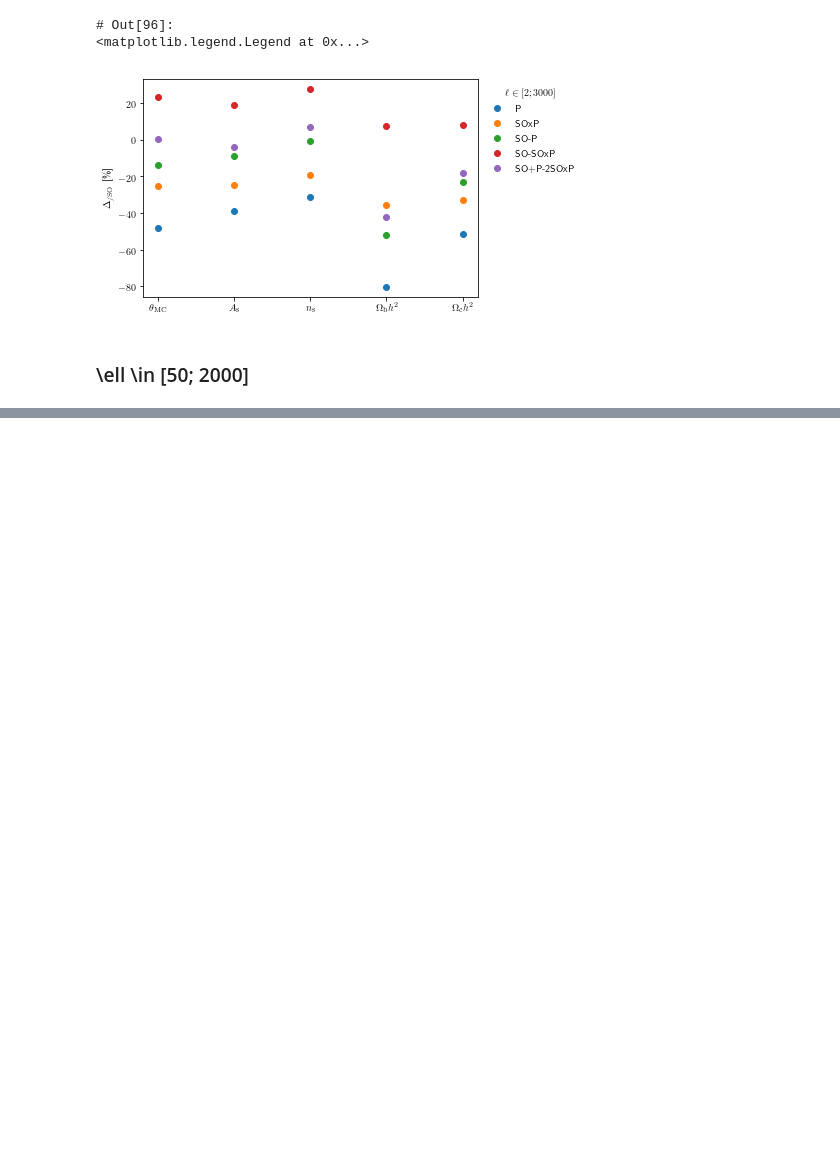
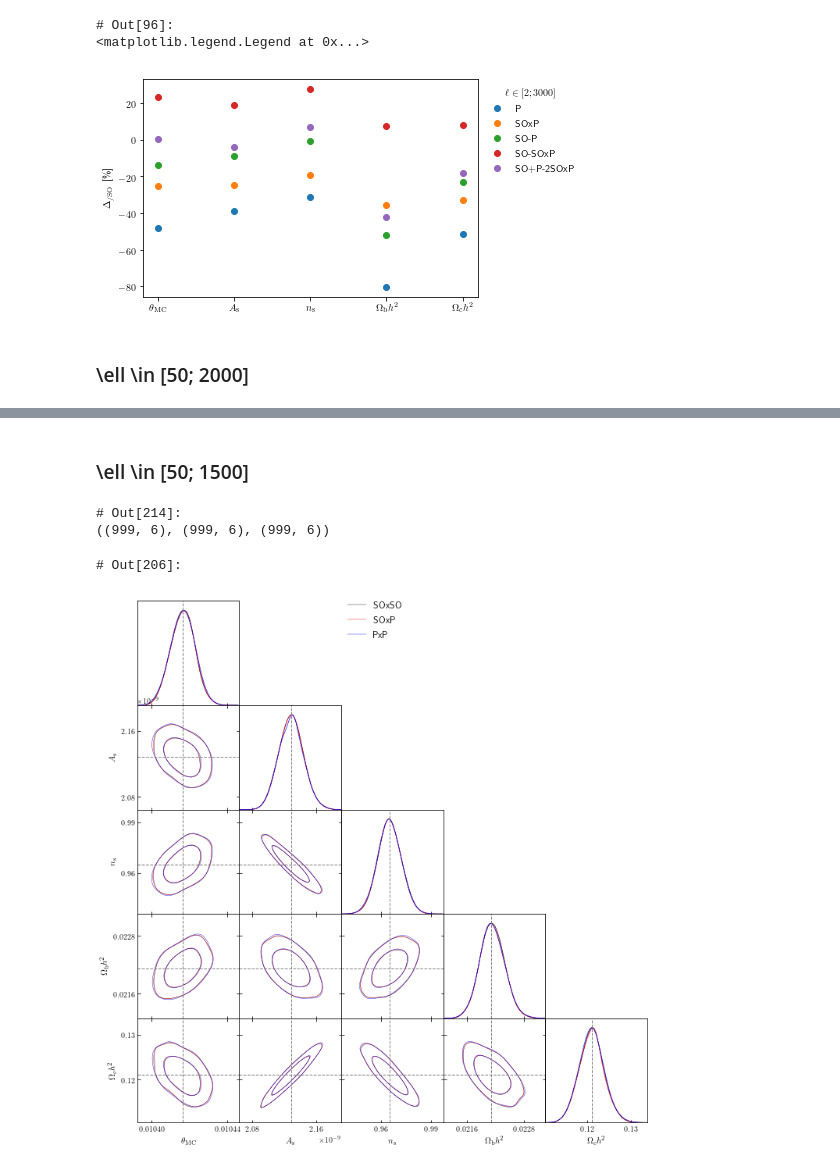
Before and after one commit to xgarrido/beyondCV, a Jupyter notebook: notebooks/beyondCV_analysis.ipynb, the cells around one changed output, grey strips where cells are left out. Cells and saved outputs as stored; diff of their text form; code cells hidden in the pictures; blank space fills up the shorter version.

```diff
--- a/notebooks/beyondCV_analysis.ipynb
+++ b/notebooks/beyondCV_analysis.ipynb
@@ -400,0 +367,21 @@ plt.legend(loc="upper left", title=r"$\ell\in[50; 2000]$", bbox_to_anchor=(1,1))
+# %% [markdown]
+### \ell \in [50; 1500]
+# %%
+params_SO   = get_params(r"/home/garrido/Workdir/CMB/analysis/beyondCV/output/ell_50_1500", "*SO.likelihood")
+params_SOxP = get_params(r"/home/garrido/Workdir/CMB/analysis/beyondCV/output/ell_50_1500", "*SOxP.likelihood")
+params_P    = get_params(r"/home/garrido/Workdir/CMB/analysis/beyondCV/output/ell_50_1500", "*_P.likelihood")
+params_SO.shape, params_SOxP.shape, params_P.shape
+# %% [output]
+# Out[214]:
+((999, 6), (999, 6), (999, 6))
+# %%
+samples_SO   = MCSamples(samples=params_SO, names=labels, label="SOxSO")
+samples_SOxP = MCSamples(samples=params_SOxP, names=labels, label="SOxP")
+samples_P    = MCSamples(samples=params_P, names=labels, label="PxP")
+# %%
+g = plots.getSubplotPlotter()
+g.triangle_plot([samples_SO, samples_SOxP, samples_P], params=labels[:-1])
+show_ref(g)
+# %% [output]
+# Out[206]:
+[figure, added]
```
Also changed, not shown: parts of 21 cells of this notebook, 1 other file.
